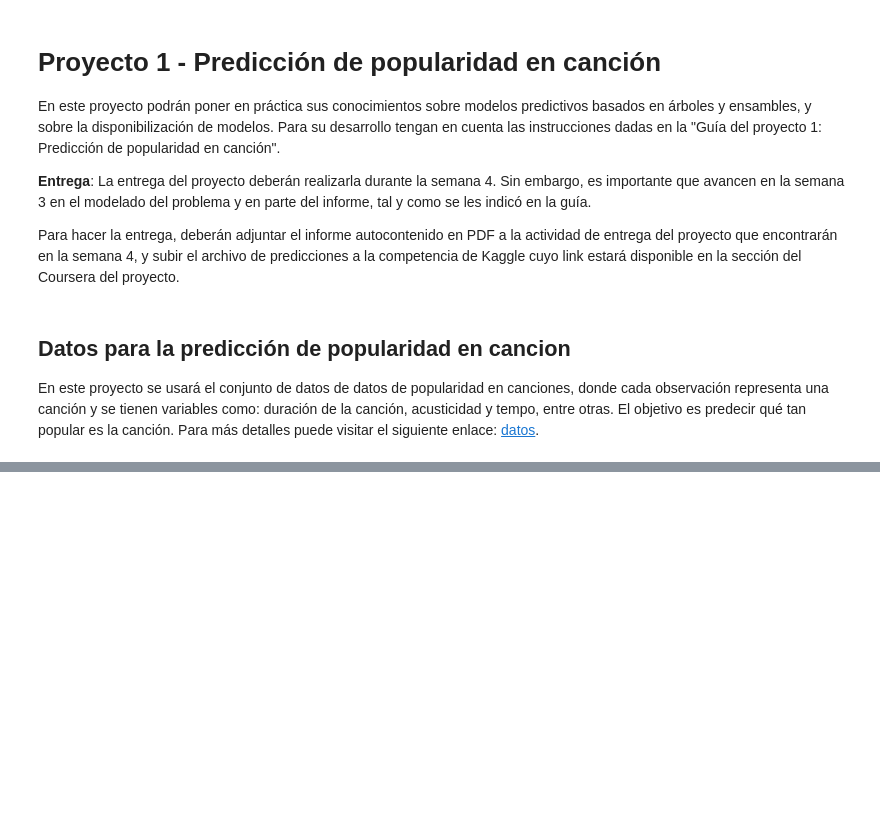
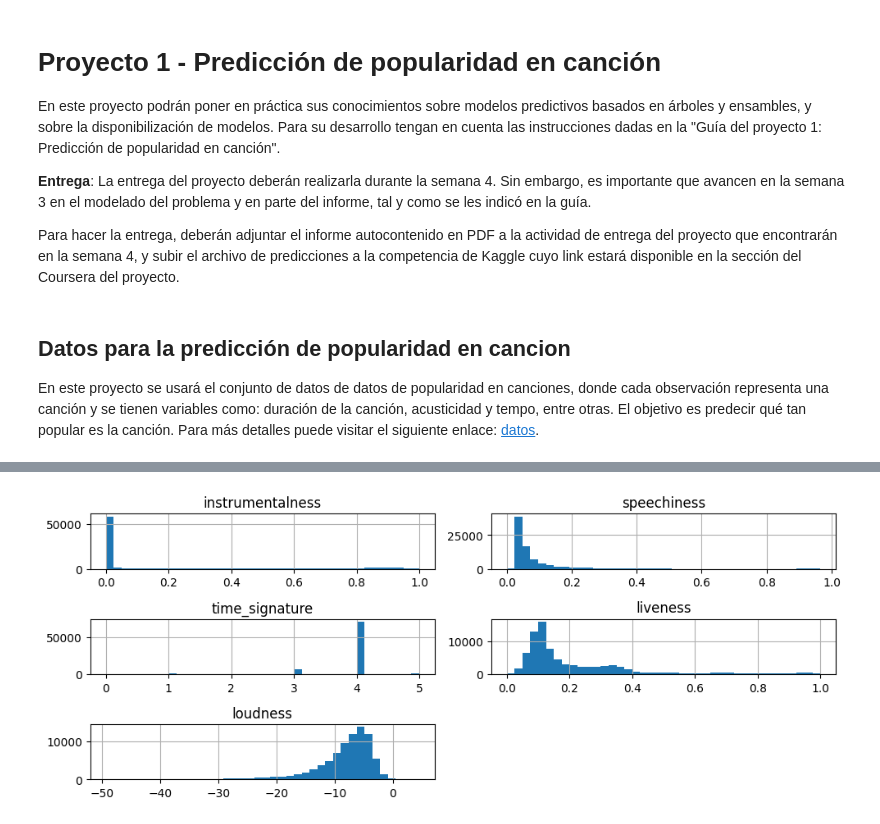
Before and after one commit to dianagar9527/Grupo_27_ML, a Jupyter notebook: Semana 3/S3P1_proyecto1_diana.ipynb, the cells around one changed output, grey strips where cells are left out. Drawn from its saved outputs; the diff is of its cells as text; code cells hidden in the pictures; blank space fills up the shorter version.

```diff
--- a/Semana 3/S3P1_proyecto1_diana.ipynb
+++ b/Semana 3/S3P1_proyecto1_diana.ipynb
@@ -39,0 +208,10 @@ y_pred = pd.DataFrame(np.random.rand(dataTesting.shape[0]) * 100, index=dataTest
+# %%
+# Revisar variables sospechosas con altos outliers
+
+vars_outliers = ['instrumentalness','speechiness','time_signature','liveness','loudness']
+
+dataTraining[vars_outliers].hist(figsize=(10,4), bins=40)
+plt.tight_layout()
+plt.show()
+# %% [output]
+[figure, added]
```
Also changed, not shown: parts of 45 cells of this notebook.
